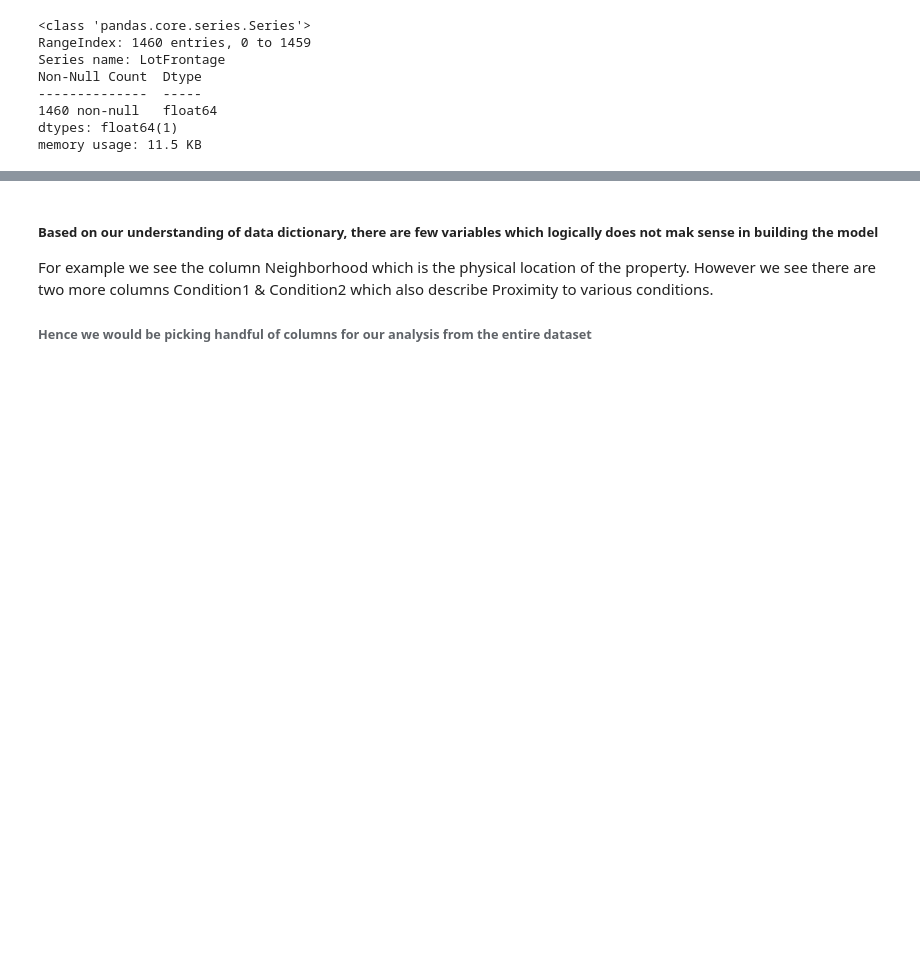
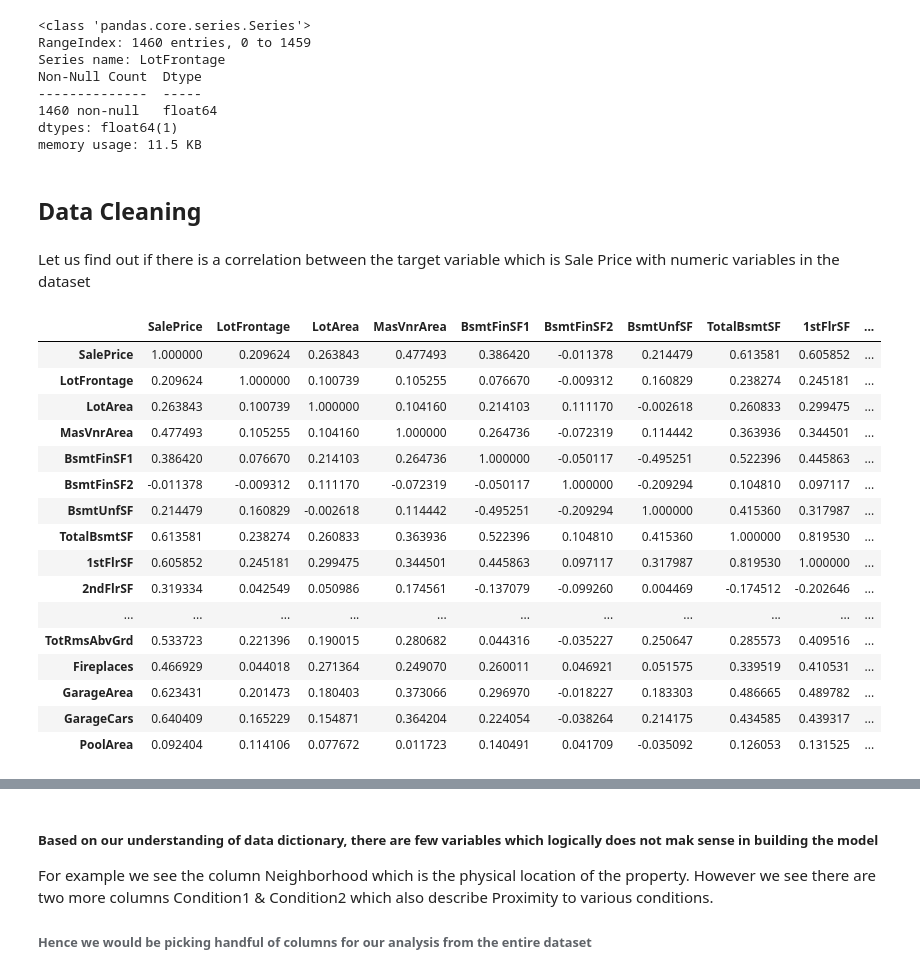
Before and after one commit to rasikasonar/AdvancedRegressionAssignment, a Jupyter notebook: AdvancedRegressionAssignment.ipynb, the cells around one changed output, grey strips where cells are left out. Saved outputs shown, nothing was run; the diff lists cells and outputs as text; code cells hidden in the pictures; blank space fills up the shorter version.

```diff
--- a/AdvancedRegressionAssignment.ipynb
+++ b/AdvancedRegressionAssignment.ipynb
@@ -14,7 +14,7 @@ warnings.filterwarnings("ignore")
 # Data Understanding and Exploration
 # %%
 data = pd.read_csv("train.csv")
-pd.options.display.max_columns=100
+pd.options.display.max_columns=300
 data.head()
 # %% [output]
 |  | Id | MSSubClass | MSZoning | LotFrontage | LotArea | Street | Alley | LotShape | LandContour | ... |
@@ -115,3 +115,7 @@ Non-Null Count  Dtype
 1460 non-null   float64
 dtypes: float64(1)
 memory usage: 11.5 KB
+# %% [markdown]
+## Data Cleaning
+# %% [markdown]
+Let us find out if there is a correlation between the target variable which is Sale Price with numeric variables in the dataset
@@ -117,0 +126,21 @@ memory usage: 11.5 KB
+# %%
+corr=data[numeric_variables].corr()
+corr
+# %% [output]
+|  | SalePrice | LotFrontage | LotArea | MasVnrArea | BsmtFinSF1 | BsmtFinSF2 | BsmtUnfSF | TotalBsmtSF | 1stFlrSF | ... |
+| SalePrice | 1.000000 | 0.209624 | 0.263843 | 0.477493 | 0.386420 | -0.011378 | 0.214479 | 0.613581 | 0.605852 | ... |
+| LotFrontage | 0.209624 | 1.000000 | 0.100739 | 0.105255 | 0.076670 | -0.009312 | 0.160829 | 0.238274 | 0.245181 | ... |
+| LotArea | 0.263843 | 0.100739 | 1.000000 | 0.104160 | 0.214103 | 0.111170 | -0.002618 | 0.260833 | 0.299475 | ... |
+| MasVnrArea | 0.477493 | 0.105255 | 0.104160 | 1.000000 | 0.264736 | -0.072319 | 0.114442 | 0.363936 | 0.344501 | ... |
+| BsmtFinSF1 | 0.386420 | 0.076670 | 0.214103 | 0.264736 | 1.000000 | -0.050117 | -0.495251 | 0.522396 | 0.445863 | ... |
+| BsmtFinSF2 | -0.011378 | -0.009312 | 0.111170 | -0.072319 | -0.050117 | 1.000000 | -0.209294 | 0.104810 | 0.097117 | ... |
+| BsmtUnfSF | 0.214479 | 0.160829 | -0.002618 | 0.114442 | -0.495251 | -0.209294 | 1.000000 | 0.415360 | 0.317987 | ... |
+| TotalBsmtSF | 0.613581 | 0.238274 | 0.260833 | 0.363936 | 0.522396 | 0.104810 | 0.415360 | 1.000000 | 0.819530 | ... |
+| 1stFlrSF | 0.605852 | 0.245181 | 0.299475 | 0.344501 | 0.445863 | 0.097117 | 0.317987 | 0.819530 | 1.000000 | ... |
+| 2ndFlrSF | 0.319334 | 0.042549 | 0.050986 | 0.174561 | -0.137079 | -0.099260 | 0.004469 | -0.174512 | -0.202646 | ... |
+| ... | ... | ... | ... | ... | ... | ... | ... | ... | ... | ... |
+| TotRmsAbvGrd | 0.533723 | 0.221396 | 0.190015 | 0.280682 | 0.044316 | -0.035227 | 0.250647 | 0.285573 | 0.409516 | ... |
+| Fireplaces | 0.466929 | 0.044018 | 0.271364 | 0.249070 | 0.260011 | 0.046921 | 0.051575 | 0.339519 | 0.410531 | ... |
+| GarageArea | 0.623431 | 0.201473 | 0.180403 | 0.373066 | 0.296970 | -0.018227 | 0.183303 | 0.486665 | 0.489782 | ... |
+| GarageCars | 0.640409 | 0.165229 | 0.154871 | 0.364204 | 0.224054 | -0.038264 | 0.214175 | 0.434585 | 0.439317 | ... |
+| PoolArea | 0.092404 | 0.114106 | 0.077672 | 0.011723 | 0.140491 | 0.041709 | -0.035092 | 0.126053 | 0.131525 | ... |
```
Also changed, not shown: parts of 26 cells of this notebook.
